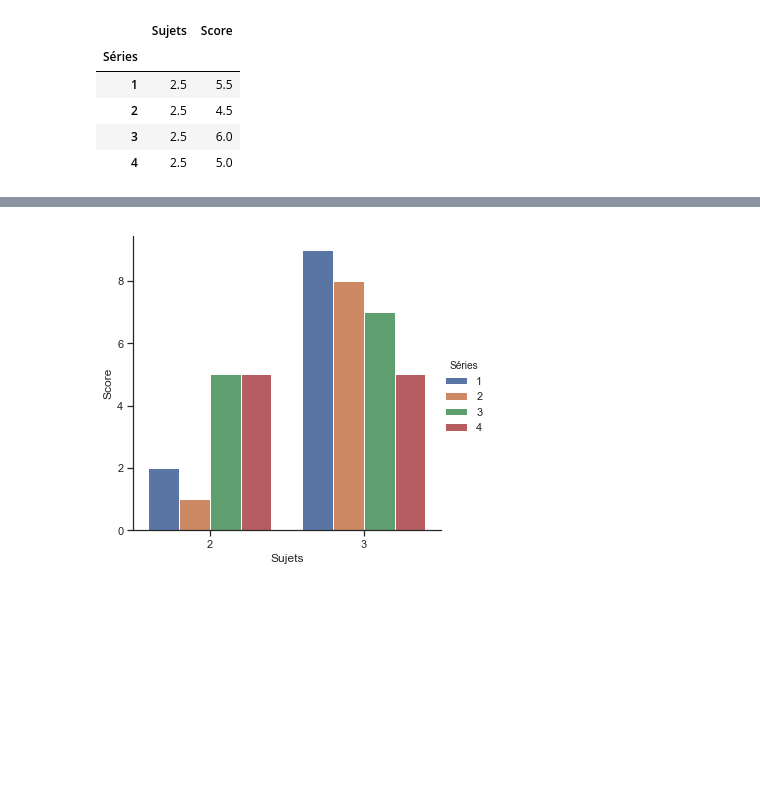
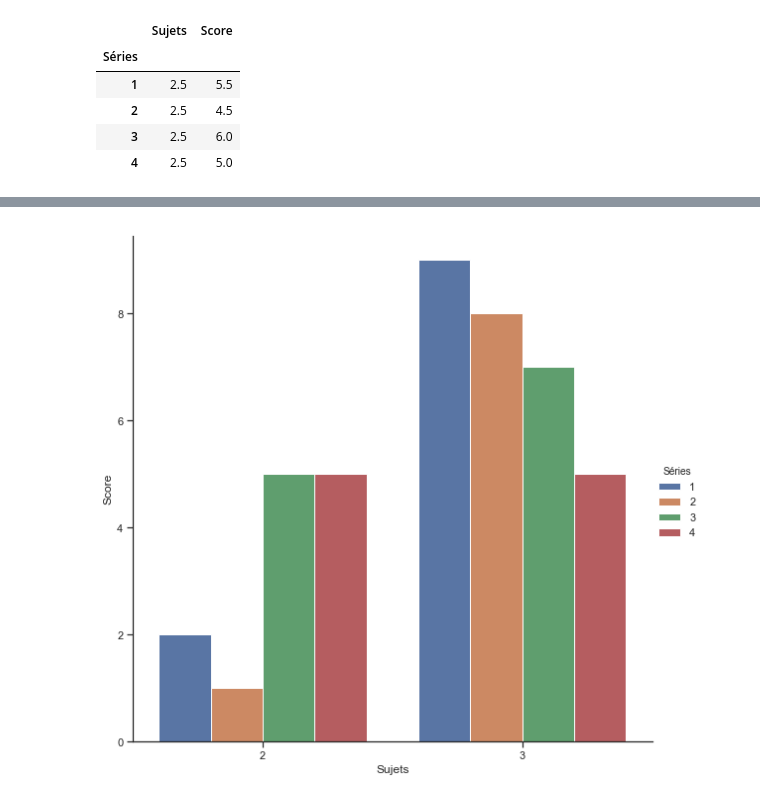
Before and after one commit to NeonSodium/TE_Cognitive_web, a Jupyter notebook: data/data.ipynb, the cells around one changed output, grey strips where cells are left out. Saved outputs shown, nothing was run; the diff lists cells and outputs as text; code cells hidden in the pictures; blank space fills up the shorter version.

```diff
--- a/data/data.ipynb
+++ b/data/data.ipynb
@@ -120,4 +121,4 @@ sns.catplot(x="Séries", y="Score", hue="Sujets", kind="point", data=sujets_scor
 # %%
-sns.catplot(x="Sujets", y="Score", kind="bar", hue="Séries", data=sujets_score);
+sns.catplot(x="Sujets", y="Score", kind="bar", hue="Séries", data=sujets_score, size = 8);
 # %% [output]
-[figure, old version]
+[figure, new version]
```
Also changed, not shown: parts of 4 cells of this notebook, 2 other files.
